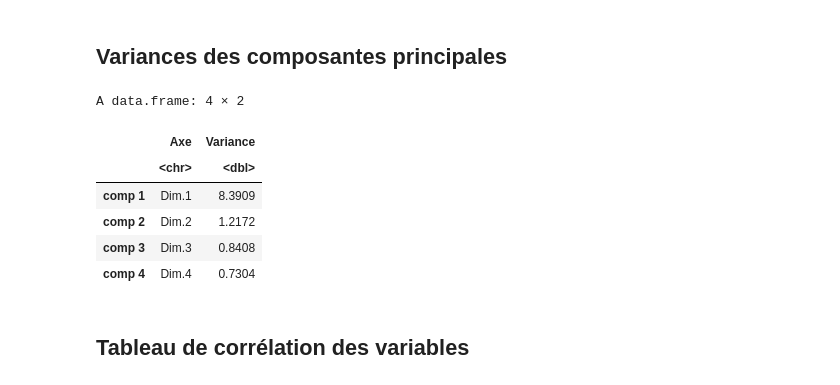
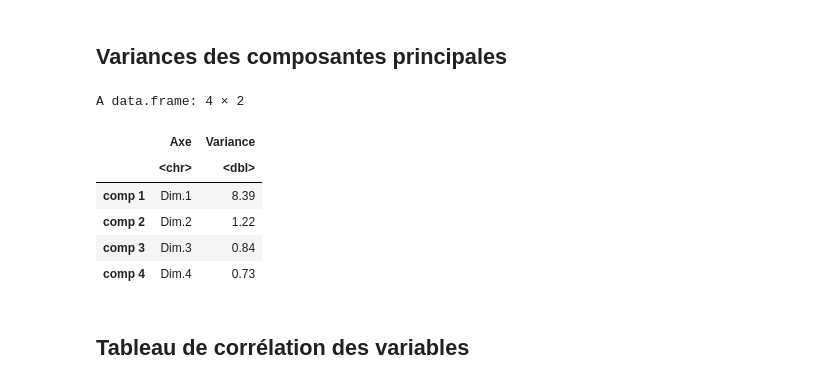
Before and after one commit to pau-anto/MathsForR, a Jupyter notebook: acp/europe_data.ipynb, the cells around one changed output. Saved outputs shown, nothing was run; the diff lists cells and outputs as text; code cells hidden in the pictures.

```diff
--- a/acp/europe_data.ipynb
+++ b/acp/europe_data.ipynb
@@ -149,19 +149,19 @@ res.pca <- PCA(europe_num, scale.unit = TRUE, ncp = 4, graph = FALSE)
 # %%
 variances_cp <- data.frame(
   Axe = paste0("Dim.", 1:4),
-  Variance = round(res.pca$eig[1:4, 1], 4)
+  Variance = round(res.pca$eig[1:4, 1], 2)
 )
 
 variances_cp
 write.csv(variances_cp, file = "./graphs_&_tables/variances_cp.csv", row.names = FALSE)
 # %% [output]
 A data.frame: 4 × 2
 |  | Axe | Variance |
 |  | <chr> | <dbl> |
-| comp 1 | Dim.1 | 8.3909 |
-| comp 2 | Dim.2 | 1.2172 |
-| comp 3 | Dim.3 | 0.8408 |
-| comp 4 | Dim.4 | 0.7304 |
+| comp 1 | Dim.1 | 8.39 |
+| comp 2 | Dim.2 | 1.22 |
+| comp 3 | Dim.3 | 0.84 |
+| comp 4 | Dim.4 | 0.73 |
 # %% [markdown]
 ## Tableau de corrélation des variables
 # %%
```
Also changed, not shown: parts of 4 cells of this notebook, 4 other files.
